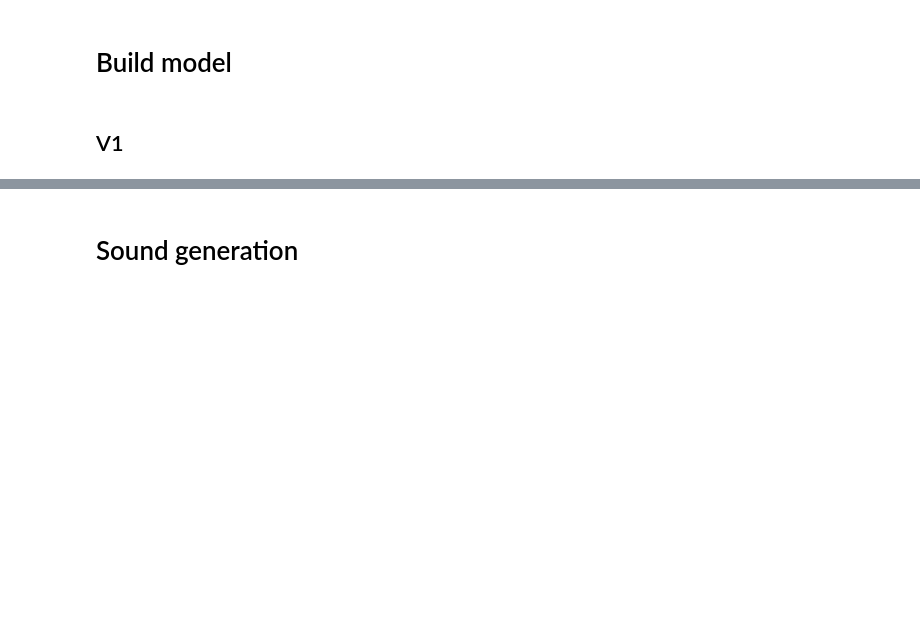
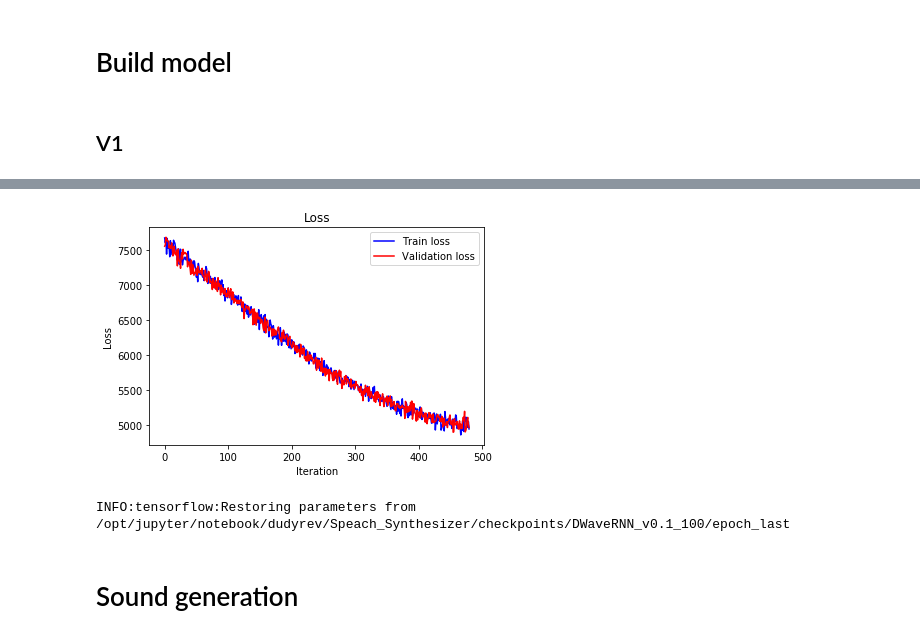
Before and after one commit to EgorDudyrev/Speach_Synthesizer, a Jupyter notebook: notebooks/ed-2019.03.12-DWaveRNN_v0.1.ipynb, the cells around one changed output, grey strips where cells are left out. Cells and saved outputs as stored; diff of their text form; code cells hidden in the pictures; blank space fills up the shorter version.

```diff
--- a/notebooks/ed-2019.03.12-DWaveRNN_v0.1.ipynb
+++ b/notebooks/ed-2019.03.12-DWaveRNN_v0.1.ipynb
@@ -204,0 +227,10 @@ Iteration: 0, train loss: 5261.8815, test loss: 5302.8900
+# %%
+plt.plot(train_losses, '-b', label='Train loss')
+plt.plot(validation_losses, '-r', label='Validation loss')
+plt.legend(loc=0)
+plt.title('Loss')
+plt.xlabel('Iteration')
+plt.ylabel('Loss')
+plt.show()
+# %% [output]
+[figure, added]
@@ -205,3 +239,7 @@ Iteration: 0, train loss: 5261.8815, test loss: 5302.8900
+# %%
+saver.restore(sess, DIRS['MODEL_CKPTS']+f'DWaveRNN_v0.1_{batch_size}/epoch_last')
+# %% [output]
+INFO:tensorflow:Restoring parameters from /opt/jupyter/notebook/dudyrev/Speach_Synthesizer/checkpoints/DWaveRNN_v0.1_100/epoch_last
 # %% [markdown]
 # Sound generation
 # %%
```
Also changed, not shown: parts of 36 cells of this notebook, 2 other files.
